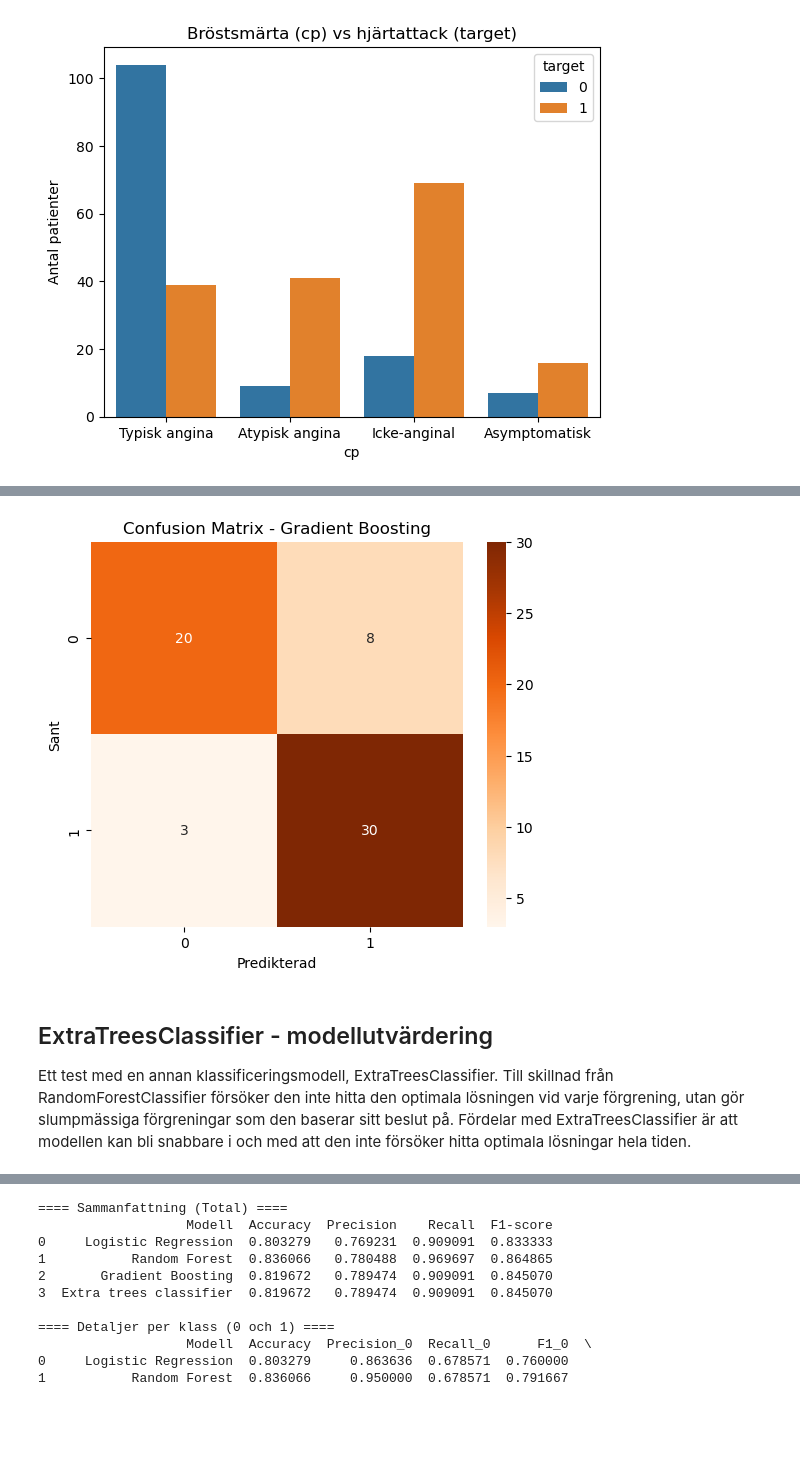
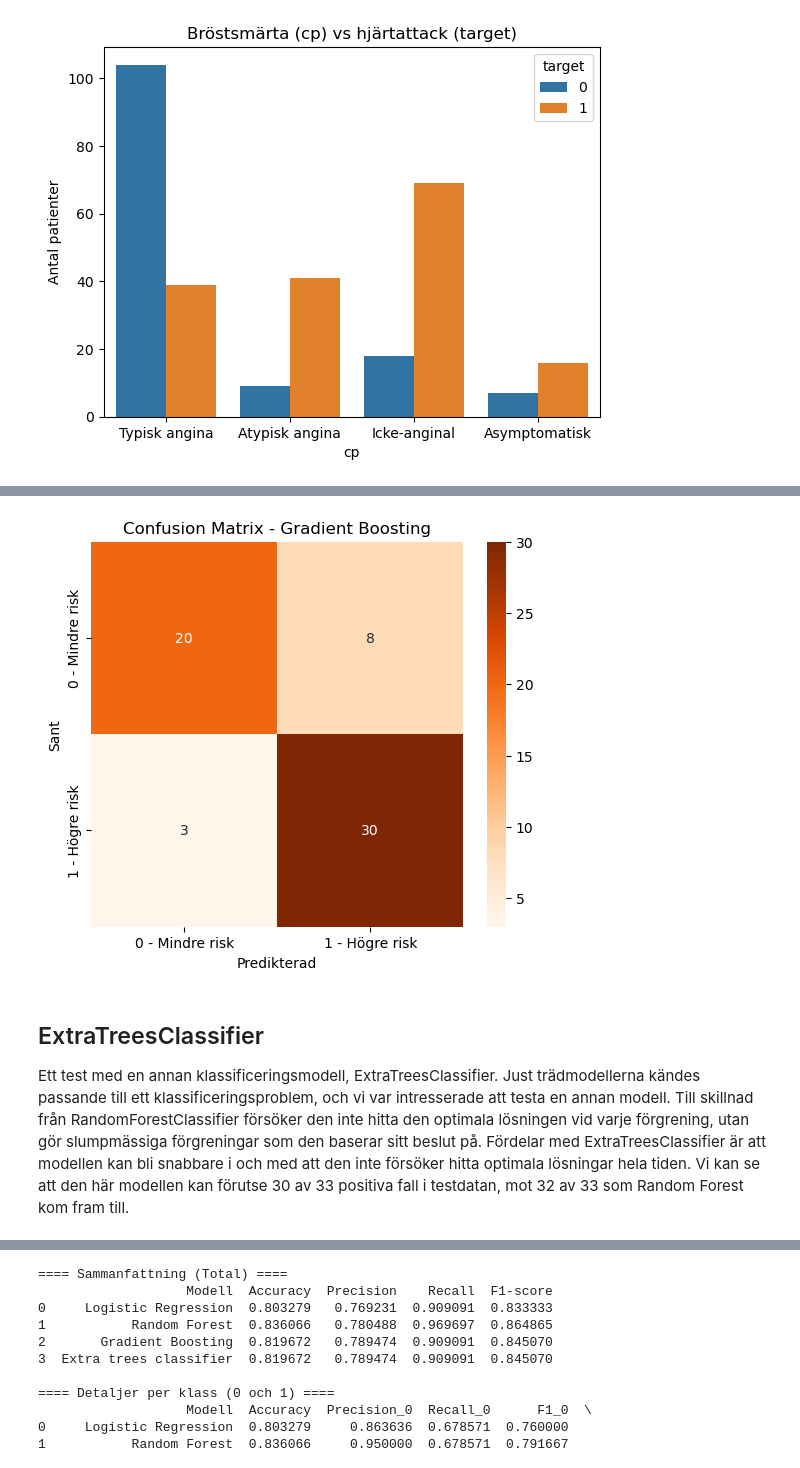
Before and after one commit to alisverige53/python-heart-attack, a Jupyter notebook: Final_heart.ipynb, the cells around one changed output, grey strips where cells are left out. Saved outputs shown, nothing was run; the diff lists cells and outputs as text; code cells hidden in the pictures; blank space fills up the shorter version.

```diff
--- a/Final_heart.ipynb
+++ b/Final_heart.ipynb
@@ -54,7 +56,9 @@ import pandas as pd
 import seaborn as sns
 import matplotlib.pyplot as plt
 import numpy as np
+
+target_names = ["0 - Mindre risk", "1 - Högre risk"]
 # %%
-df = pd.read_csv("heart.csv")
-print(df.head())
+df = pd.read_csv("Grupprojekt/heart.csv")
+df.head()
 # %% [output]
@@ -268,12 +257,12 @@ y_pred_gb = gb.predict(X_test_scaled)
 # Utvärdering
 print("===== Gradient Boosting =====")
 print("Accuracy:", accuracy_score(y_test, y_pred_gb))
-print("\nKlassificeringsrapport:\n", classification_report(y_test, y_pred_gb))
+print("\nKlassificeringsrapport:\n", classification_report(y_test, y_pred_gb, target_names=target_names))
 
 # Confusion Matrix
 cm_gb = confusion_matrix(y_test, y_pred_gb)
 plt.figure(figsize=(6,5))
-sns.heatmap(cm_gb, annot=True, fmt="d", cmap="Oranges")
+sns.heatmap(cm_gb, annot=True, fmt="d", cmap="Oranges",xticklabels=target_names, yticklabels=target_names)
 plt.title("Confusion Matrix - Gradient Boosting")
 plt.xlabel("Predikterad")
 plt.ylabel("Sant")
@@ -294,7 +283,7 @@ weighted avg       0.83      0.82      0.82        61
-[figure, old version]
+[figure, new version]
 # %% [markdown]
-## ExtraTreesClassifier - modellutvärdering
-Ett test med en annan klassificeringsmodell, ExtraTreesClassifier. Till skillnad från RandomForestClassifier försöker den inte hitta den optimala lösningen vid varje förgrening, utan gör slumpmässiga förgreningar som den baserar sitt beslut på. Fördelar med ExtraTreesClassifier är att modellen kan bli snabbare i och med att den inte försöker hitta optimala lösningar hela tiden.
+## ExtraTreesClassifier
+Ett test med en annan klassificeringsmodell, ExtraTreesClassifier.  Just trädmodellerna kändes passande till ett klassificeringsproblem, och vi var intresserade att testa en annan modell. Till skillnad från RandomForestClassifier försöker den inte hitta den optimala lösningen vid varje förgrening, utan gör slumpmässiga förgreningar som den baserar sitt beslut på. Fördelar med ExtraTreesClassifier är att modellen kan bli snabbare i och med att den inte försöker hitta optimala lösningar hela tiden. Vi kan se att den här modellen kan förutse 30 av 33 positiva fall i testdatan, mot 32 av 33 som Random Forest kom fram till.
 # %%
 extra_trees = ExtraTreesClassifier(random_state=42)
 extra_trees.fit(X_train_scaled,y_train)
```
Also changed, not shown: parts of 21 cells of this notebook.
